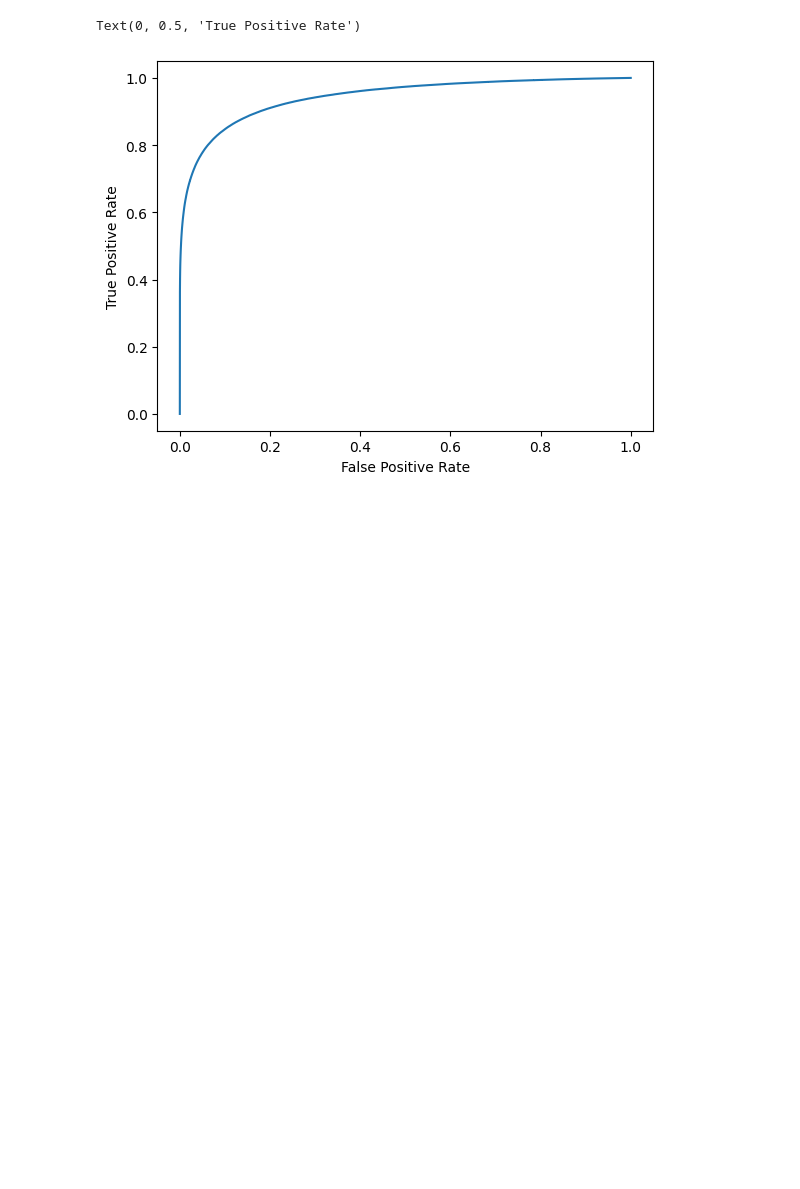
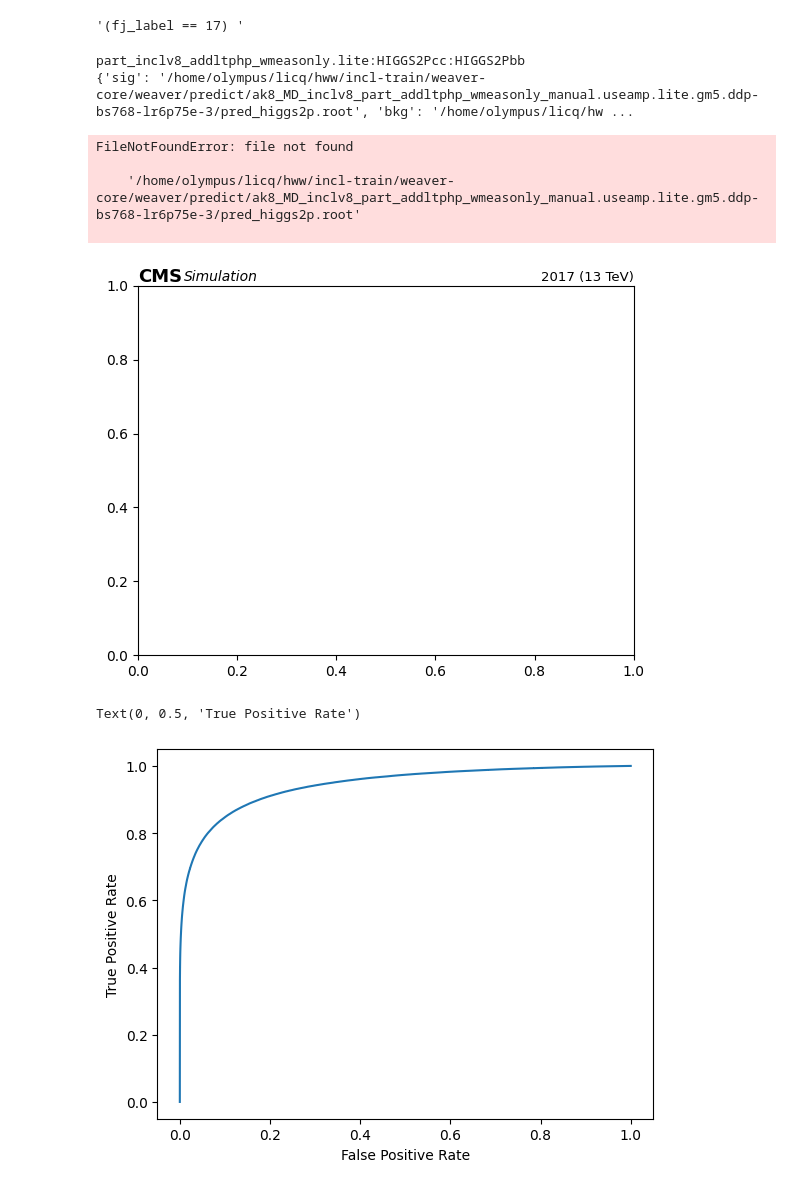
Before and after one commit to ZhenxuanZhang-Jensen/weaver-core-dev, a Jupyter notebook: notebook/predict_raw_score.ipynb, the cells around one changed output. Saved outputs shown, nothing was run; the diff lists cells and outputs as text; code cells hidden in the pictures; blank space fills up the shorter version.

```diff
--- a/notebook/predict_raw_score.ipynb
+++ b/notebook/predict_raw_score.ipynb
@@ -86,0 +149,33 @@ events1.keys()
+# %%
+def getConfig(opt, pt='low', mass='full'):
+    from types import SimpleNamespace
+    if pt=='low':
+        ptmin, ptmax = 400, 600
+    elif pt=='high':
+        ptmin, ptmax = 600, 1000
+    elif pt=='higher':
+        ptmin, ptmax = 1000, 1500
+    elif pt=='full':
+        ptmin, ptmax = 200, 100000
+
+    if mass=='higgs':
+        massmin, massmax = 60, 150
+    elif mass=='full':
+        massmin, massmax = 50, 250
+    elif isinstance(mass, tuple):
+        massmin, massmax = mass
+    routine, sname, bname = opt.split(':')
+        cfg = SimpleNamespace(
+            year = 2017,
+            ptmin = ptmin, ptmax = ptmax,
+            filedir = None,
+            filelist = {
+                'sig': None,
+                'bkg': None,
+            },
+            base_cut = f'(fj_pt>{ptmin}) & (fj_pt<{ptmax}) & (abs(fj_eta)<2.4)',
+            mass_cut = f'(fj_sdmass>{massmin}) & (fj_sdmass<{massmax})',
+            subtitle = (r'$%d < p_{T,j} < %d$ GeV,  $|\eta_{j}|<2.4$' % (ptmin, ptmax)) if ptmax!=100000 else r'$p_{T,j} > %d$ GeV,  $|\eta_{j}|<2.4$' % (ptmin),
+            subtitle2 = r'$%d < m_{SD} < %d$ GeV' % (massmin, massmax),
+            s
+        )
@@ -86,0 +344,11 @@ events1.keys()
+# %%
+# plot_roc_curve(f'HIGGS2Pcc', 'HIGGS2Pbb', samples=['part_inclv8_addltphp_wmeasonly.lite', 'part_inclv8_addltphp_wmeasonly.standardsize', 'part_inclv8_addltphp_wmeasonly.large', 'origPNetMD'], pt='full', mass='full', store_plot=True, subdir='v8_ofcscale', xtext=0.4, genm=None)
+opt = f'{"part_inclv8_addltphp_wmeasonly.lite"}:{"HIGGS2Pcc"}:{"HIGGS2Pbb"}'
+config = getConfig(opt, pt='full', mass='higgs')
+config.y_sig_flag
+config.base_cut
+config.mass_cut
+config.y_bkg_flag
+# def getConfig(opt, pt='low', mass='higgs'):
+# %% [output]
+'(fj_label == 17) '
@@ -86,0 +411,10 @@ events1.keys()
+# %%
+plot_roc_curve(f'HIGGS2Pcc', 'HIGGS2Pbb', samples=['part_inclv8_addltphp_wmeasonly.lite', 'part_inclv8_addltphp_wmeasonly.standardsize', 'part_inclv8_addltphp_wmeasonly.large', 'origPNetMD'], pt='full', mass='full', store_plot=True, subdir='v8_ofcscale', xtext=0.4, genm=None)
+# %% [output]
+part_inclv8_addltphp_wmeasonly.lite:HIGGS2Pcc:HIGGS2Pbb
+{'sig': '/home/olympus/licq/hww/incl-train/weaver-core/weaver/predict/ak8_MD_inclv8_part_addltphp_wmeasonly_manual.useamp.lite.gm5.ddp-bs768-lr6p75e-3/pred_higgs2p.root', 'bkg': '/home/olympus/licq/hw ...
+FileNotFoundError: file not found
+
+    '/home/olympus/licq/hww/incl-train/weaver-core/weaver/predict/ak8_MD_inclv8_part_addltphp_wmeasonly_manual.useamp.lite.gm5.ddp-bs768-lr6p75e-3/pred_higgs2p.root'
+
+[figure, added]
```
Also changed, not shown: parts of 14 cells of this notebook, 13 other files.
